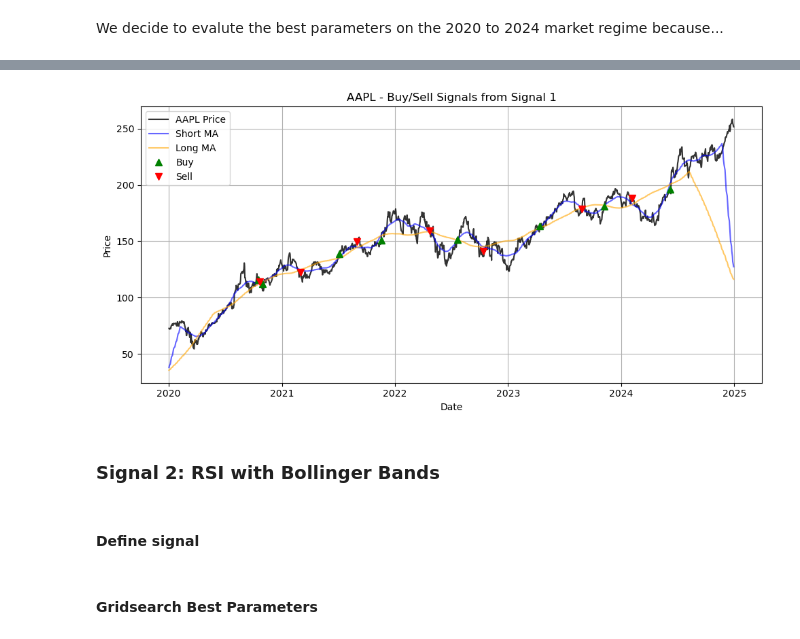
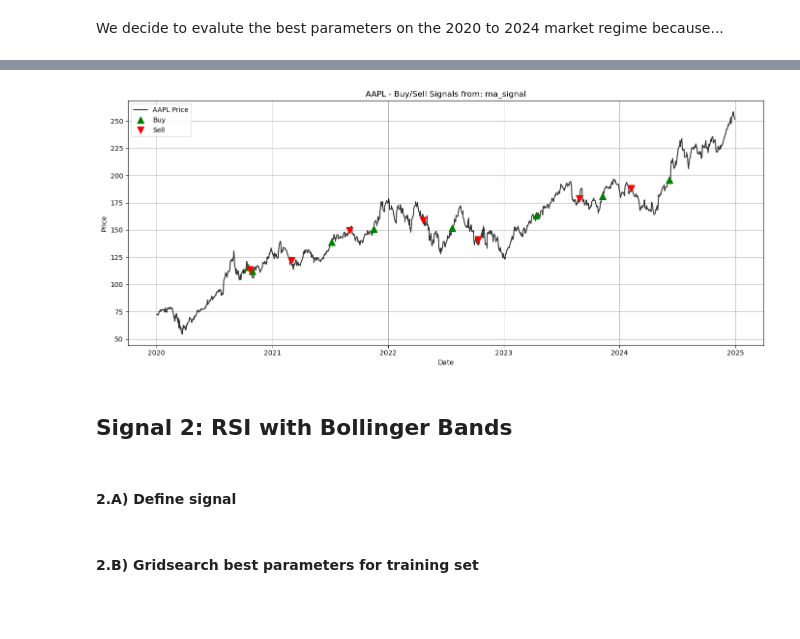
Before and after one commit to aaronsennhenn/computationalfinance, a Jupyter notebook: research_notebook.ipynb, the cells around one changed output, grey strips where cells are left out. Cells and saved outputs as stored; diff of their text form; code cells hidden in the pictures; blank space fills up the shorter version.

```diff
--- a/research_notebook.ipynb
+++ b/research_notebook.ipynb
@@ -110,38 +122,0 @@ df_test_results
-# %%
-#Best params
-short_ma = 50
-long_ma = 200
-short_macd = 12
-long_macd = 26
-signal_window_macd = 9
-
-ticker = "AAPL"
-price = df_prices[ticker]
-#signals = signal01(prices, short_ma, long_ma, short_macd, long_macd, signal_window_macd)
-_ , signals = ma_signal(price, short_ma, long_ma)
-#_ , signals = signal_macd(prices, short_macd, long_macd, signal_window_macd)
-
-# Plot
-plt.figure(figsize=(10, 5))
-plt.plot(price, label=f"{ticker} Price", color='black', alpha=0.8)
-plt.plot(signals['short_ma'], label='Short MA', color='blue', alpha=0.6)
-plt.plot(signals['long_ma'], label='Long MA', color='orange', alpha=0.6)
-
-#plt.plot(signals['signal_line'], label='EMA', color='blue', alpha=0.6)
-#plt.plot(signals['MACD'], label='MACD', color='orange', alpha=0.6)
-
-# Buy/Sell points
-buy = signals['position_change'] == 1
-sell = signals['position_change'] == -1
-plt.plot(price[buy], 'g^', label='Buy', markersize=7)
-plt.plot(price[sell], 'rv', label='Sell', markersize=7)
-
-plt.title(f"{ticker} - Buy/Sell Signals from Signal 1")
-plt.xlabel("Date")
-plt.ylabel("Price")
-plt.legend()
-plt.grid(True)
-plt.tight_layout()
-plt.show()
-# %% [output]
-[figure, removed]
@@ -154,7 +125,11 @@ df_prices, df_changes = download_stock_price_data(tickers, start, end)
+# %%
+plot_buy_and_sell_signals(ma_signal, test_df_prices, 'AAPL', {'short_window': 50, 'long_window': 200})
+# %% [output]
+[figure, added]
 # %% [markdown]
-### Signal 2: RSI with Bollinger Bands
+## Signal 2: RSI with Bollinger Bands
 # %% [markdown]
-#### Define signal
+#### 2.A) Define signal
 # %%
 def signal02(prices, rsi_window_length, lower_rsi_bound, upper_rsi_bound, bollinger_window_length, bollinger_n_stds):
 
@@ -174,7 +149,7 @@ def signal02(prices, rsi_window_length, lower_rsi_bound, upper_rsi_bound, bollin
 
     return signals
 # %% [markdown]
-#### Gridsearch Best Parameters
+#### 2.B) Gridsearch best parameters for training set
 # %%
 param_grid = {
     'rsi_window_length': [10, 14],
```
Also changed, not shown: parts of 31 cells of this notebook, 2 other files.
